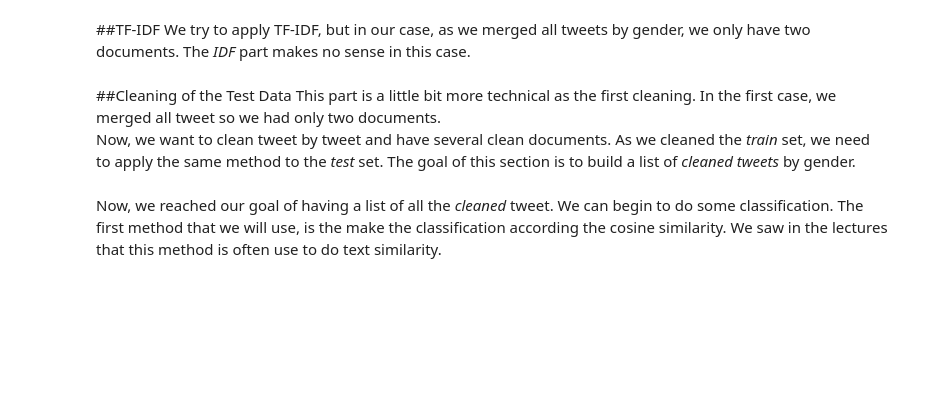
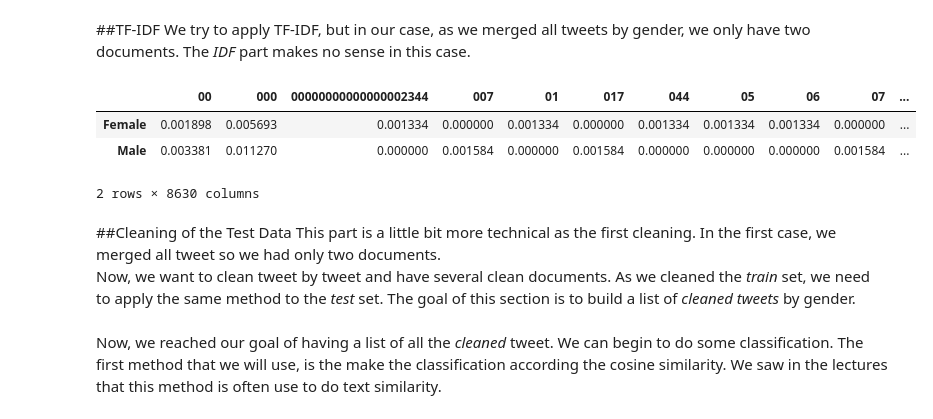
Before and after one commit to XaviJunior/omega, a Jupyter notebook: Code/Projet_Omega.ipynb, the cells around one changed output. Drawn from its saved outputs; the diff is of its cells as text; code cells hidden in the pictures; blank space fills up the shorter version.

```diff
--- a/Code/Projet_Omega.ipynb
+++ b/Code/Projet_Omega.ipynb
@@ -200,8 +227,14 @@ We try to apply TF-IDF, but in our case, as we merged all tweets by gender, we o
 # %%
 from sklearn.feature_extraction.text import TfidfVectorizer
 tfidf = TfidfVectorizer(ngram_range=(1, 1))
 features = tfidf.fit_transform(text)
-TFID=pd.DataFrame(features.todense(),columns=tfidf.get_feature_names(),index=['Female','Male'])
+TFIDF=pd.DataFrame(features.todense(),columns=tfidf.get_feature_names(),index=['Female','Male'])
+TFIDF
+# %% [output]
+|  | 00 | 000 | 00000000000000002344 | 007 | 01 | 017 | 044 | 05 | 06 | 07 | ... |
+| Female | 0.001898 | 0.005693 | 0.001334 | 0.000000 | 0.001334 | 0.000000 | 0.001334 | 0.001334 | 0.001334 | 0.000000 | ... |
+| Male | 0.003381 | 0.011270 | 0.000000 | 0.001584 | 0.000000 | 0.001584 | 0.000000 | 0.000000 | 0.000000 | 0.001584 | ... |
+2 rows × 8630 columns
 # %% [markdown]
 ##Cleaning of the Test Data
 This part is a little bit more technical as the first cleaning. In the first case, we merged all tweet so we had only two documents. <br>
```
Also changed, not shown: parts of 22 cells of this notebook.
